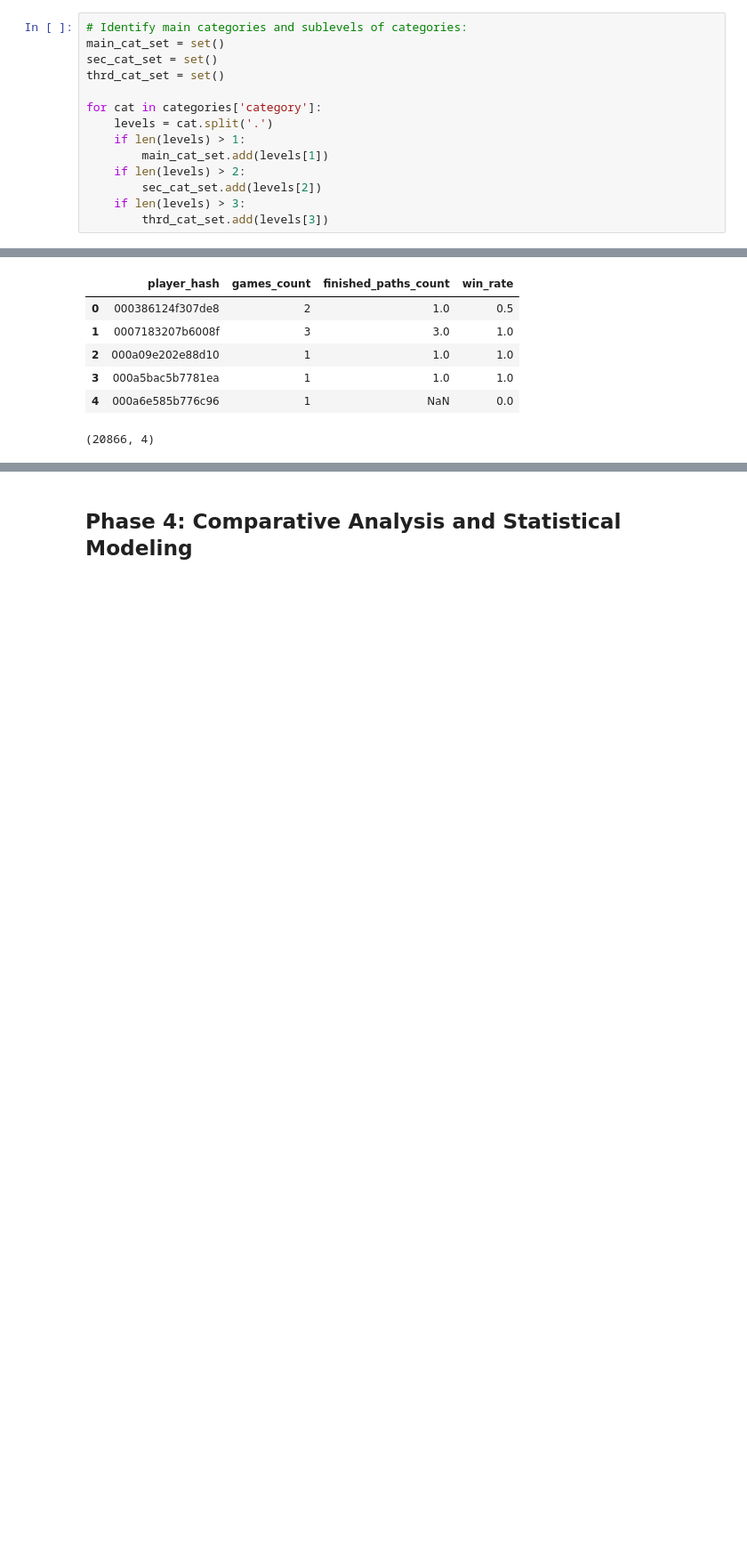
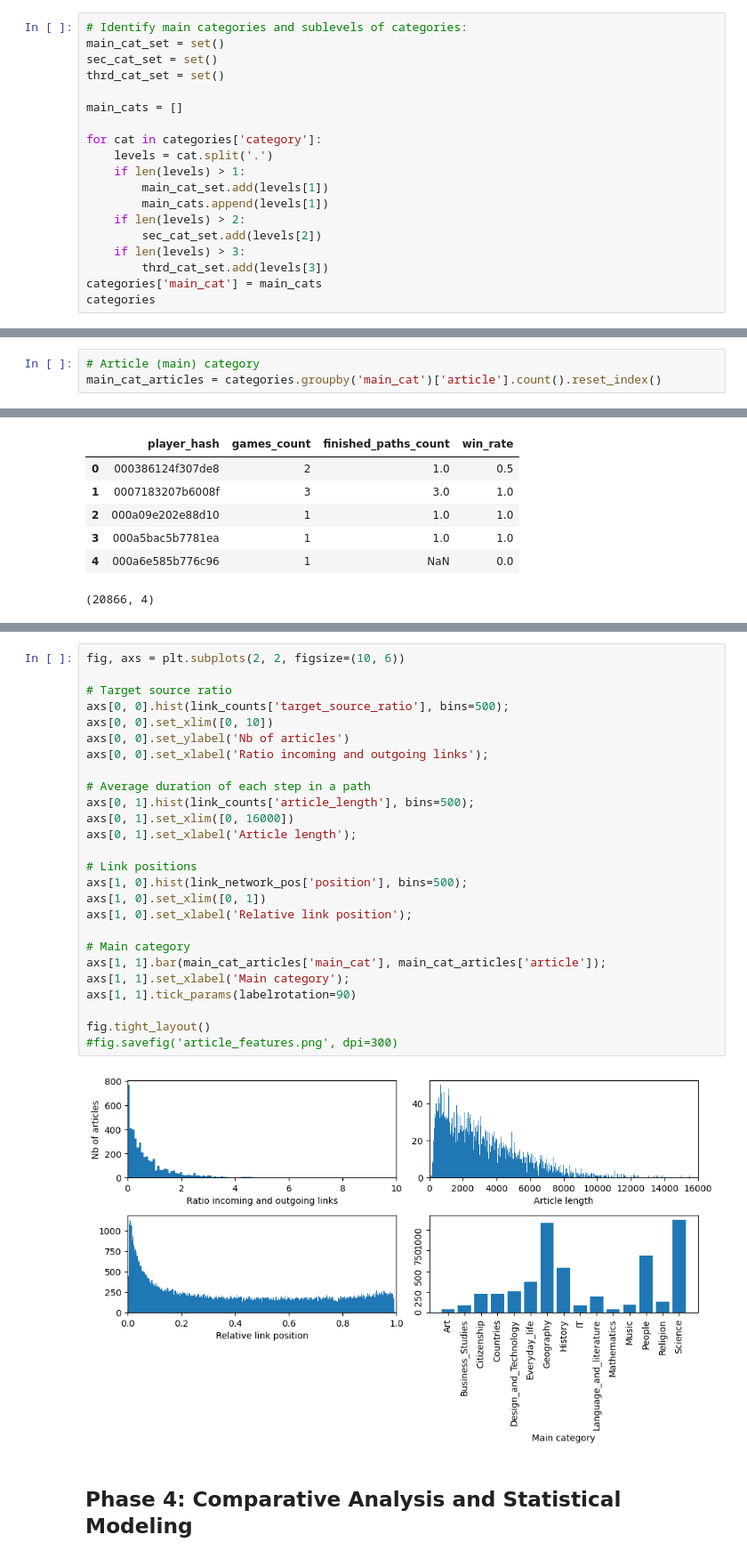
Before and after one commit to epfl-ada/ada-2023-project-epfldatadynamos, a Jupyter notebook: P3.ipynb, the cells around one changed output, grey strips where cells are left out. Shown: that part at 89% size. Saved outputs shown, nothing was run; the diff lists cells and outputs as text; blank space fills up the shorter version.

```diff
--- a/P3.ipynb
+++ b/P3.ipynb
@@ -199,11 +190,16 @@ main_cat_set = set()
 sec_cat_set = set()
 thrd_cat_set = set()
 
+main_cats = []
+
 for cat in categories['category']:
     levels = cat.split('.')
     if len(levels) > 1:
         main_cat_set.add(levels[1])
+        main_cats.append(levels[1])
     if len(levels) > 2:
         sec_cat_set.add(levels[2])
     if len(levels) > 3:
         thrd_cat_set.add(levels[3])
+categories['main_cat'] = main_cats
+categories
@@ -210,3 +220,6 @@ for cat in categories['category']:
+# %%
+# Article (main) category
+main_cat_articles = categories.groupby('main_cat')['article'].count().reset_index()
 # %%
 print(f'There are {len(main_cat_set)} unique main categories, {len(sec_cat_set)} unique second level categories, and {len(thrd_cat_set)} unique third level categories.')
 # %% [output]
@@ -290,3 +323,31 @@ player_game_counts.shape
+# %%
+fig, axs = plt.subplots(2, 2, figsize=(10, 6))
+
+# Target source ratio
+axs[0, 0].hist(link_counts['target_source_ratio'], bins=500);
+axs[0, 0].set_xlim([0, 10])
+axs[0, 0].set_ylabel('Nb of articles')
+axs[0, 0].set_xlabel('Ratio incoming and outgoing links');
+
+# Average duration of each step in a path
+axs[0, 1].hist(link_counts['article_length'], bins=500);
+axs[0, 1].set_xlim([0, 16000])
+axs[0, 1].set_xlabel('Article length');
+
+# Link positions
+axs[1, 0].hist(link_network_pos['position'], bins=500);
+axs[1, 0].set_xlim([0, 1])
+axs[1, 0].set_xlabel('Relative link position');
+
+# Main category
+axs[1, 1].bar(main_cat_articles['main_cat'], main_cat_articles['article']);
+axs[1, 1].set_xlabel('Main category');
+axs[1, 1].tick_params(labelrotation=90)
+
+fig.tight_layout()
+#fig.savefig('article_features.png', dpi=300)
+# %% [output]
+[figure, added]
 # %% [markdown]
 Phase 4:  Comparative Analysis and Statistical Modeling
 ------------
```
Also changed, not shown: parts of 29 cells of this notebook.
